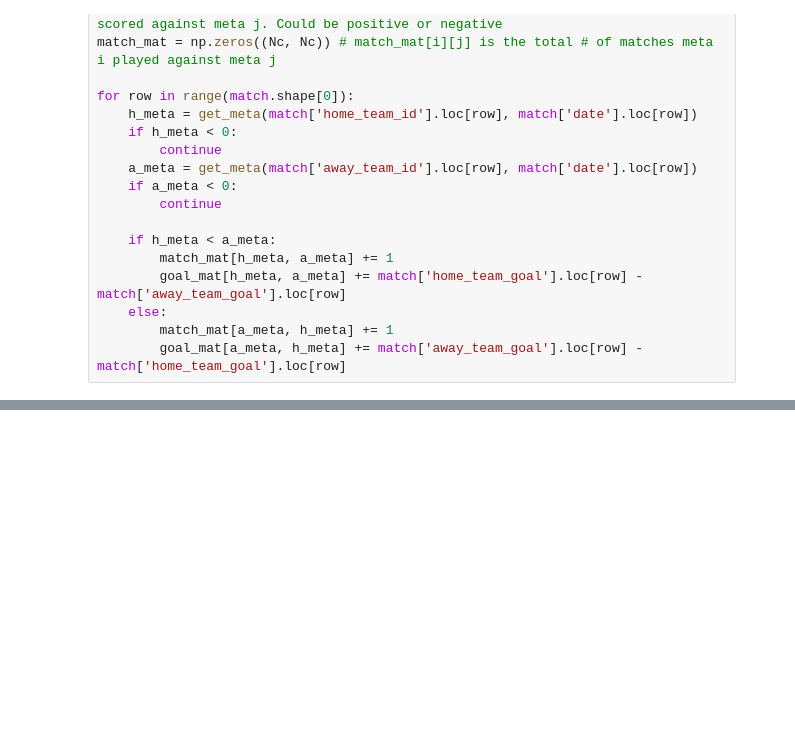
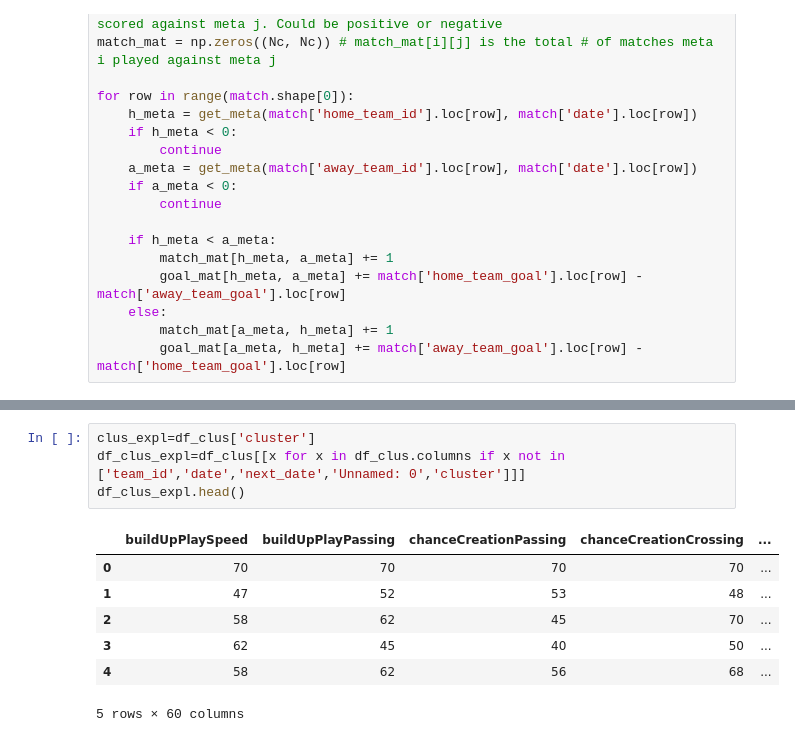
Before and after one commit to x-iaoming/2021datathon, a Jupyter notebook: clustering/meta_analysis_all.ipynb, the cells around one changed output, grey strips where cells are left out. Saved outputs shown, nothing was run; the diff lists cells and outputs as text; blank space fills up the shorter version.

```diff
--- a/clustering/meta_analysis_all.ipynb
+++ b/clustering/meta_analysis_all.ipynb
@@ -123,0 +133,12 @@ plt.show()
+# %%
+clus_expl=df_clus['cluster']
+df_clus_expl=df_clus[[x for x in df_clus.columns if x not in ['team_id','date','next_date','Unnamed: 0','cluster']]]
+df_clus_expl.head()
+# %% [output]
+|  | buildUpPlaySpeed | buildUpPlayPassing | chanceCreationPassing | chanceCreationCrossing | ... |
+| 0 | 70 | 70 | 70 | 70 | ... |
+| 1 | 47 | 52 | 53 | 48 | ... |
+| 2 | 58 | 62 | 45 | 70 | ... |
+| 3 | 62 | 45 | 40 | 50 | ... |
+| 4 | 58 | 62 | 56 | 68 | ... |
+5 rows × 60 columns
```
Also changed, not shown: parts of 7 cells of this notebook, 12 other files.
